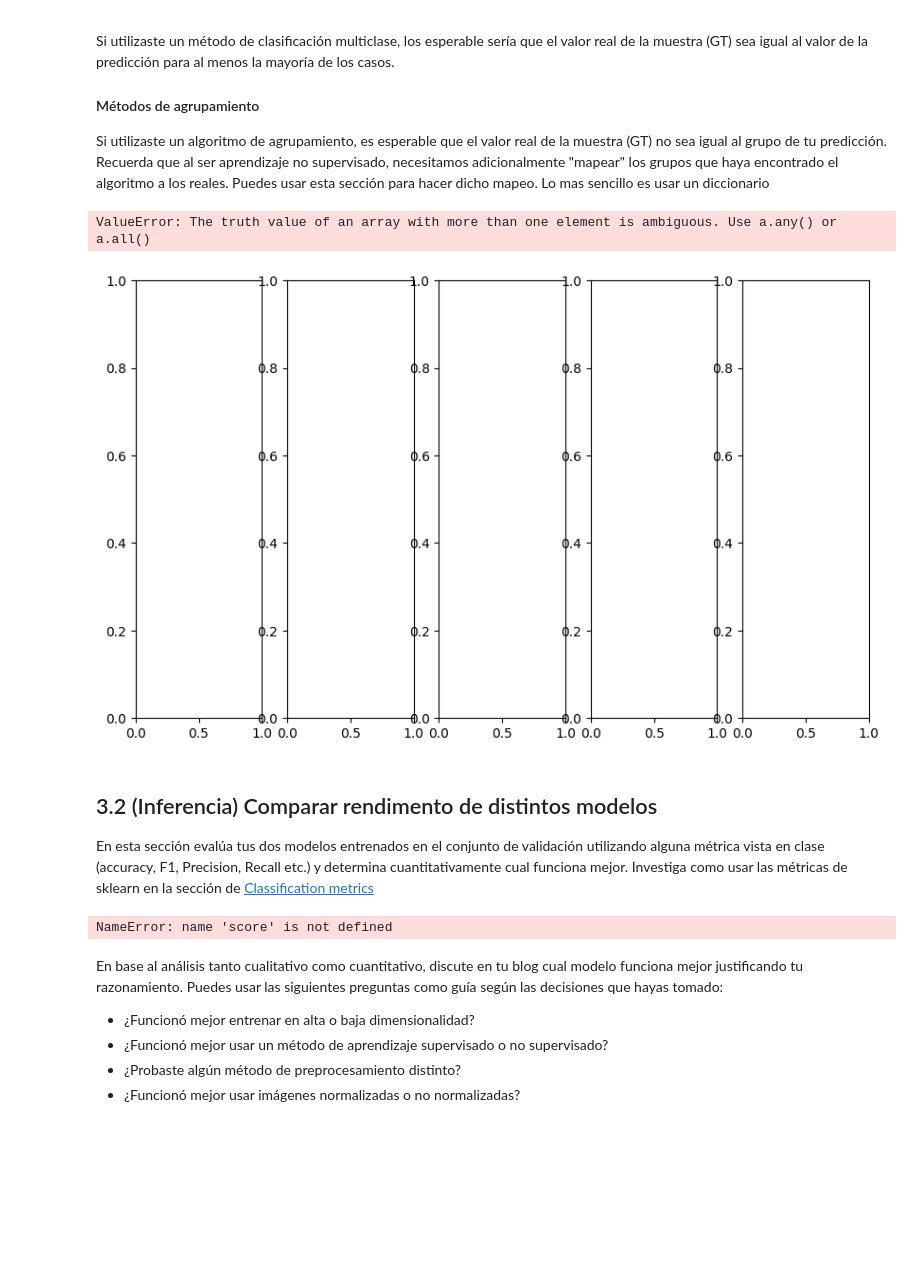
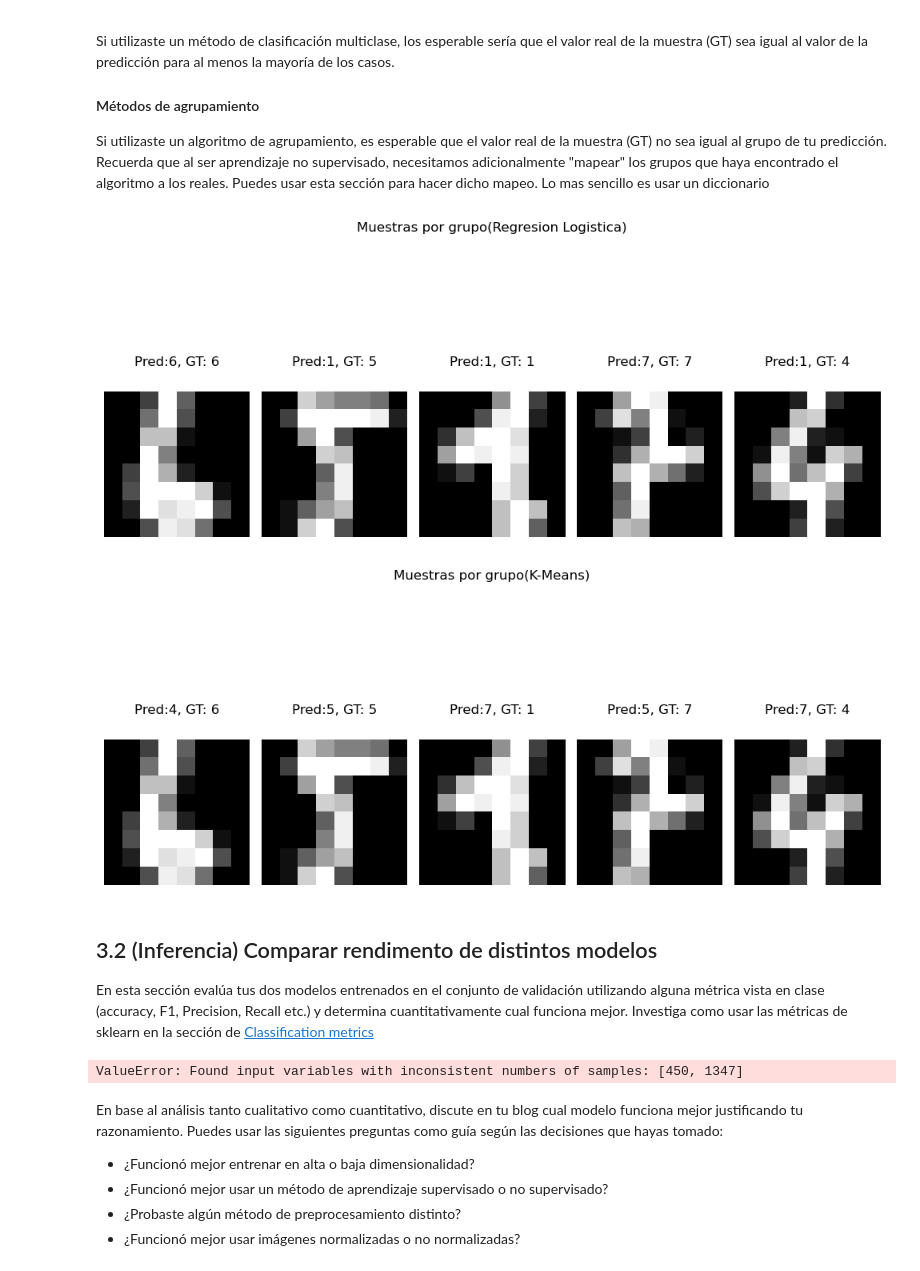
Before and after one commit to marianovba/ML23_LosGoons, a Jupyter notebook: ml23/proyecto_1_ML/proyecto_1_ML.ipynb, the cells around one changed output. Drawn from its saved outputs; the diff is of its cells as text; code cells hidden in the pictures; blank space fills up the shorter version.

Commit message:
Comparacion - Score tiene problemas

```diff
--- a/ml23/proyecto_1_ML/proyecto_1_ML.ipynb
+++ b/ml23/proyecto_1_ML/proyecto_1_ML.ipynb
@@ -274,47 +273,44 @@ def vis_preds(trained_model, data_val, target_val, model_name):
         #======================= Start  solution=====================
         # TODO: Filtra data_val para quedarte solamente con aquellos elementos
         # donde la predicción de tu modelo sea igual a group
         # Haz lo mismo para las etiquetas
 
-        datavalue = [None] * len(data_val)
-
-        for i in range(len(data_val)):
-            if (group_pred == group):
-                datavalue[i] = group_pred
-            else:
-                datavalue[i] = None
+        etiquetas = np.where(group_pred == group)[0]
+        data_filtrado = data_val[etiquetas]
+        targets_filtrado=target_val[etiquetas]
 
         # TODO: Selecciona una imagen de los datos en data_val donde pred == group
         # y selecciona la etiqueta real para dicha imagén para mostrarlos juntos
         # Investiga: np.random.randint, np.random.choice etc.
-        gt = ...
-        img_vector = ...
+        aleatorio = np.random.choice(len(etiquetas))
+        gt = targets_filtrado[aleatorio]
+        img_vector = data_filtrado[aleatorio]
 
         # TODO: Calcula la predicción del modelo para la imagen aleatoria
         # usando el modelo entrenado "trained_model"
-        pred = ...
+        pred = trained_model.predict(np.reshape(img_vector, (1,-1)))[0]
 
         # TODO: La predicción del modelo usa la imagen en forma de vector (1xD)
         # pero para visualizarla tenemos que cambia de forma a una imagen de 8x8 pixeles
         # Cambia la forma de la imagen usando np.reshape a (8, 8)
-        img = ...
+        img = np.reshape(img_vector,(8,8))
 
         # TODO: Visualiza la imagen de 8x8 usando ax.matshow Similar al inicio del ejercicio
         # Revisa la documentación de ser necesario
-
+        ax.matshow(img, cmap='gray')
 
         #======================= end  solution=====================
         ax.set_title(f"Pred:{pred}, GT: {gt}")
         ax.axis('off')
     fig.suptitle(f"Muestras por grupo({model_name})")
     plt.tight_layout()
     plt.show()
 
 for name, trained_model in trained_models.items():
     vis_preds(trained_model, data_val, target_val, name)
 # %% [output]
-ValueError: The truth value of an array with more than one element is ambiguous. Use a.any() or a.all()
-[figure, old version]
+[figure, new version]
+[figure, added]
 # %% [markdown]
 ## 3.2 (Inferencia) Comparar rendimento de distintos modelos
 En esta sección evalúa tus dos modelos entrenados en el conjunto de validación utilizando alguna métrica vista en clase (accuracy, F1, Precision, Recall etc.) y determina cuantitativamente cual funciona mejor. Investiga como usar las métricas de sklearn en la sección de [Classification metrics](https://scikit-learn.org/stable/modules/model_evaluation.html#classification-metrics)
@@ -326,9 +322,11 @@ from sklearn import metrics
 # utiliza: data_val y target_val
 for name, trained_model in trained_models.items():
     # Calcula la predicción y evalúa la calidad de predicción vs. las etiquetas reales (target_val)
+    predicciones =  inference(trained_model, data_val)
+    score = metrics.accuracy_score(target_val,predicciones)
     print(f"Modelo {name}: {score}")
 # %% [output]
-NameError: name 'score' is not defined
+ValueError: Found input variables with inconsistent numbers of samples: [450, 1347]
 # %% [markdown]
 En base al análisis tanto cualitativo como cuantitativo, discute en tu blog cual modelo funciona mejor justificando tu razonamiento. Puedes usar las siguientes preguntas como guía según las decisiones que hayas tomado:
 - ¿Funcionó mejor entrenar en alta o baja dimensionalidad?
```
Also changed, not shown: parts of 4 cells of this notebook.
